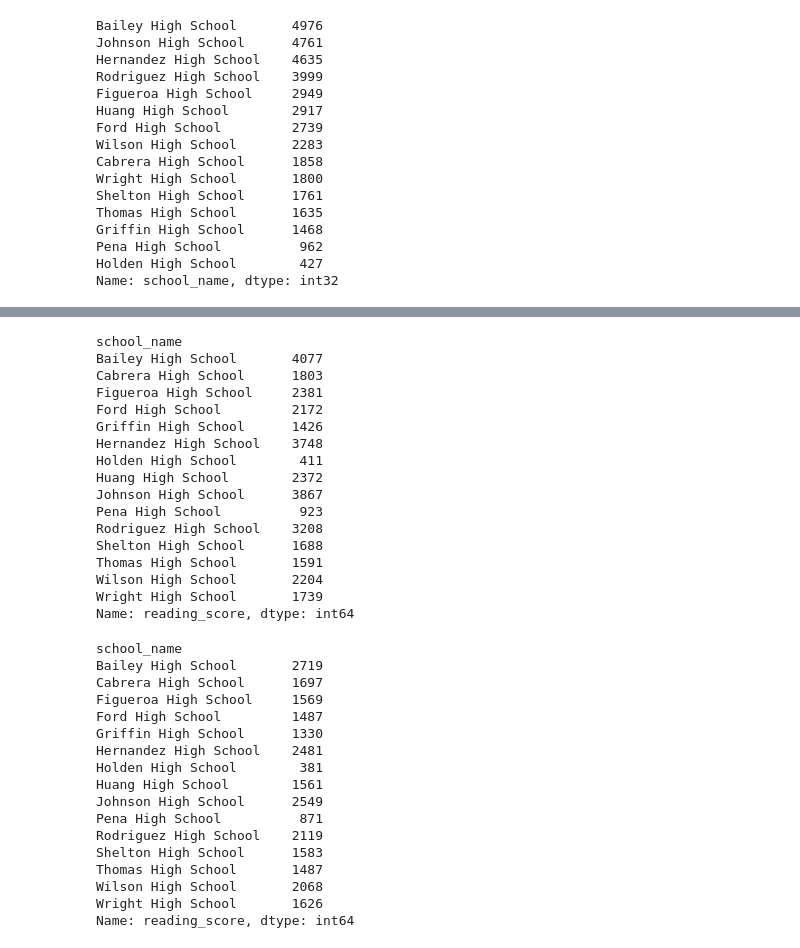
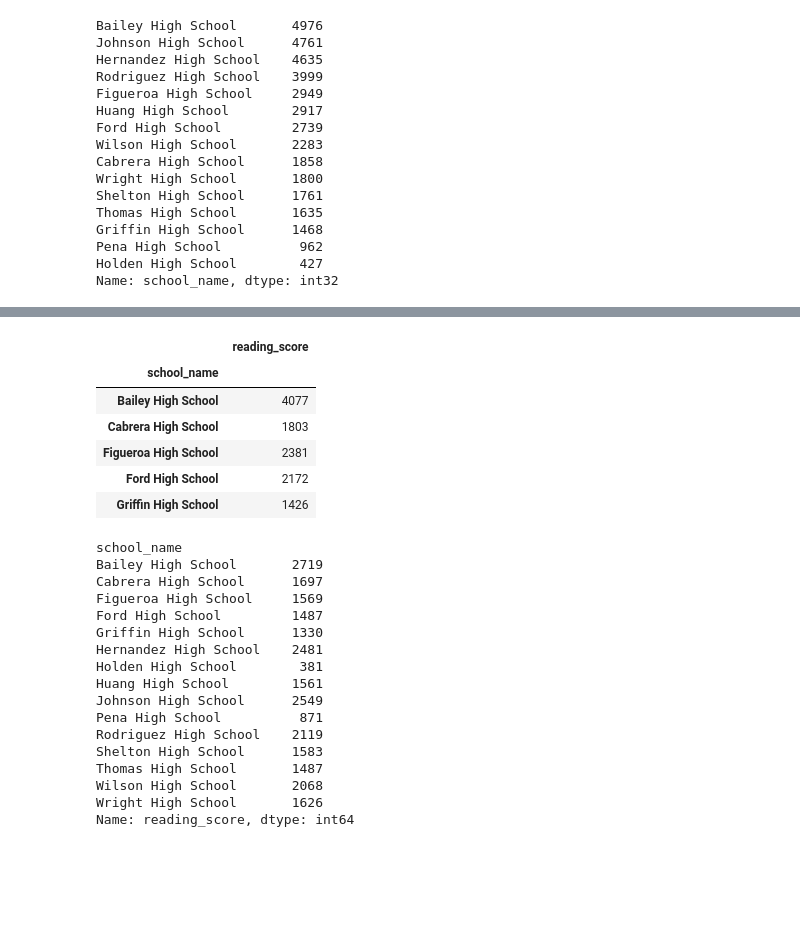
Before and after one commit to Hermaeus1/pandas-challenge, a Jupyter notebook: PyCitySchools_starter.ipynb, the cells around one changed output, grey strips where cells are left out. Saved outputs shown, nothing was run; the diff lists cells and outputs as text; code cells hidden in the pictures; blank space fills up the shorter version.

```diff
--- a/PyCitySchools_starter.ipynb
+++ b/PyCitySchools_starter.ipynb
@@ -207,25 +207,16 @@ Name: math_score, dtype: int64
 # %%
 # Calculate the number of students per school with reading scores of 70 or higher
 students_passing_reading = passing_reading_count.groupby(['school_name']).count()['reading_score']
-students_passing_reading
+school_students_passing_reading = pd.DataFrame(students_passing_reading)
+school_students_passing_reading.head()
 # %% [output]
-school_name
-Bailey High School       4077
-Cabrera High School      1803
-Figueroa High School     2381
-Ford High School         2172
-Griffin High School      1426
-Hernandez High School    3748
-Holden High School        411
-Huang High School        2372
-Johnson High School      3867
-Pena High School          923
-Rodriguez High School    3208
-Shelton High School      1688
-Thomas High School       1591
-Wilson High School       2204
-Wright High School       1739
-Name: reading_score, dtype: int64
+|  | reading_score |
+| school_name |  |
+| Bailey High School | 4077 |
+| Cabrera High School | 1803 |
+| Figueroa High School | 2381 |
+| Ford High School | 2172 |
+| Griffin High School | 1426 |
 # %%
 # Use the provided code to calculate the number of students per school that passed both math and reading with scores of 70 or higher
 passing_math_and_reading = school_data_complete.loc[
```
Also changed, not shown: parts of 10 cells of this notebook.
